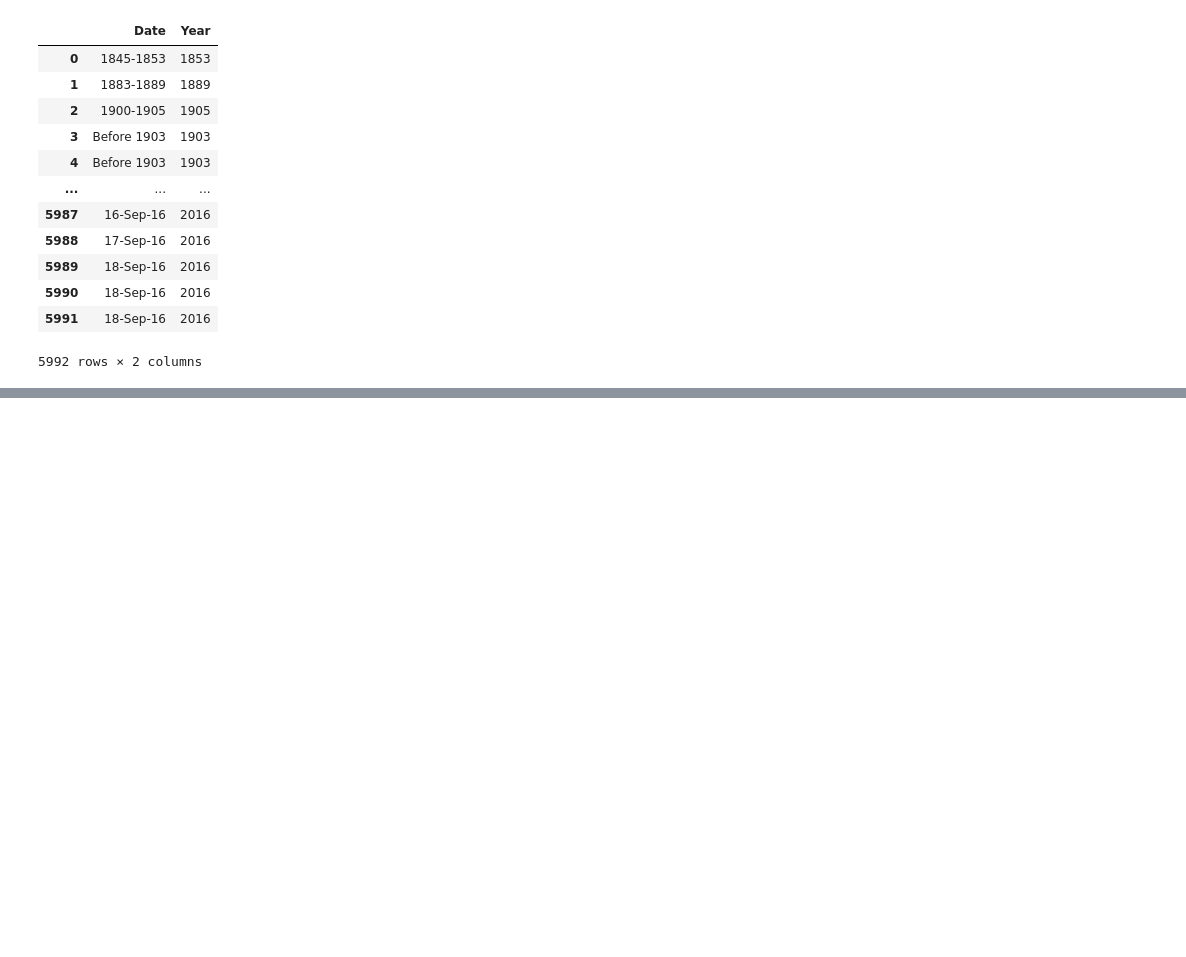
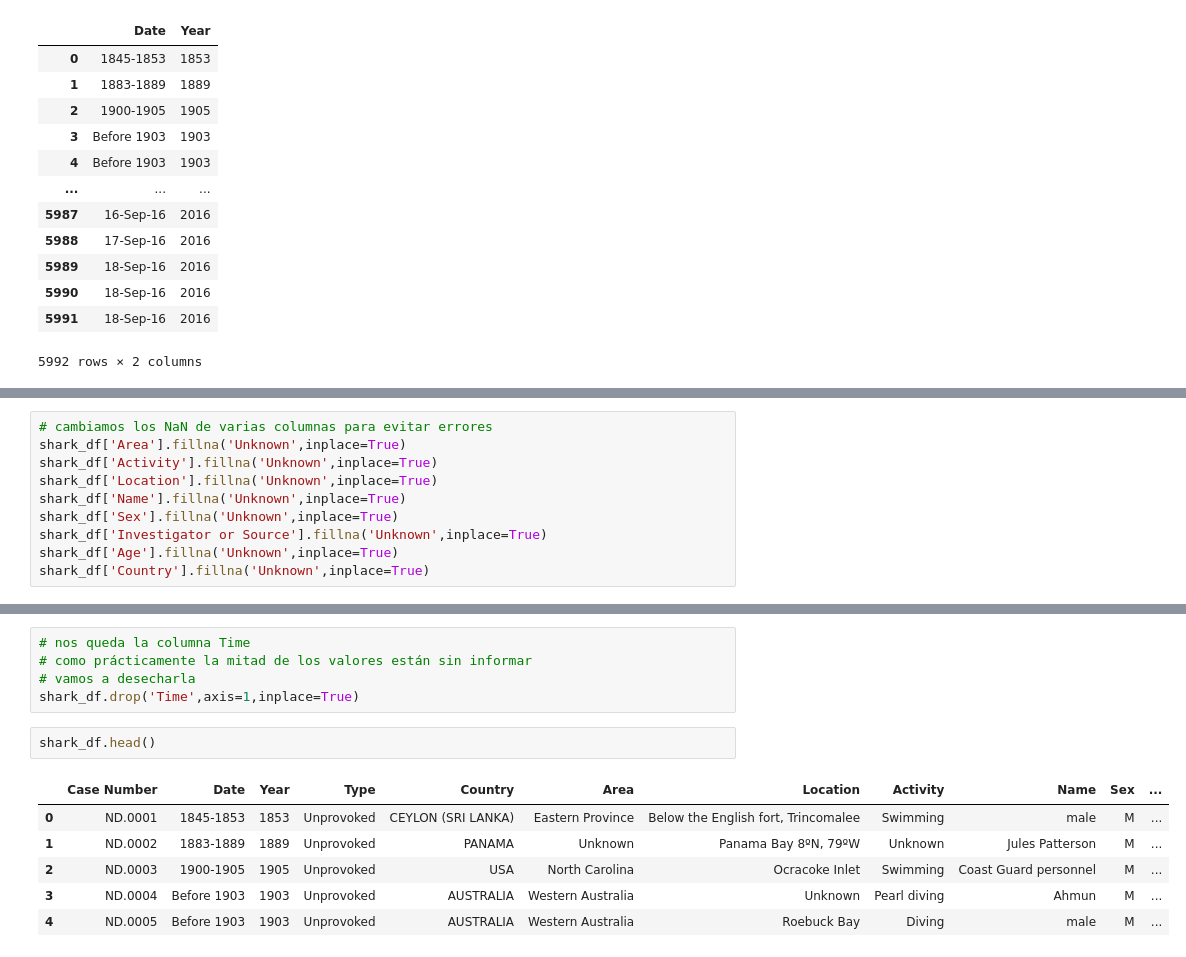
Before and after one commit to GerardDD/PR02-project-pandas, a Jupyter notebook: data/Project-02.ipynb, the cells around one changed output, grey strips where cells are left out. Cells and saved outputs as stored; diff of their text form; blank space fills up the shorter version.

```diff
--- a/data/Project-02.ipynb
+++ b/data/Project-02.ipynb
@@ -1133,0 +1181,10 @@ shark_df[['Date','Year']]
+# %%
+# cambiamos los NaN de varias columnas para evitar errores
+shark_df['Area'].fillna('Unknown',inplace=True)
+shark_df['Activity'].fillna('Unknown',inplace=True)
+shark_df['Location'].fillna('Unknown',inplace=True)
+shark_df['Name'].fillna('Unknown',inplace=True)
+shark_df['Sex'].fillna('Unknown',inplace=True)
+shark_df['Investigator or Source'].fillna('Unknown',inplace=True)
+shark_df['Age'].fillna('Unknown',inplace=True)
+shark_df['Country'].fillna('Unknown',inplace=True)
@@ -1133,0 +1211,14 @@ shark_df[['Date','Year']]
+# %%
+# nos queda la columna Time
+# como prácticamente la mitad de los valores están sin informar
+# vamos a desecharla
+shark_df.drop('Time',axis=1,inplace=True)
+# %%
+shark_df.head()
+# %% [output]
+|  | Case Number | Date | Year | Type | Country | Area | Location | Activity | Name | Sex | ... |
+| 0 | ND.0001 | 1845-1853 | 1853 | Unprovoked | CEYLON (SRI LANKA) | Eastern Province | Below the English fort, Trincomalee | Swimming | male | M | ... |
+| 1 | ND.0002 | 1883-1889 | 1889 | Unprovoked | PANAMA | Unknown | Panama Bay 8ºN, 79ºW | Unknown | Jules Patterson | M | ... |
+| 2 | ND.0003 | 1900-1905 | 1905 | Unprovoked | USA | North Carolina | Ocracoke Inlet | Swimming | Coast Guard personnel | M | ... |
+| 3 | ND.0004 | Before 1903 | 1903 | Unprovoked | AUSTRALIA | Western Australia | Unknown | Pearl diving | Ahmun | M | ... |
+| 4 | ND.0005 | Before 1903 | 1903 | Unprovoked | AUSTRALIA | Western Australia | Roebuck Bay | Diving | male | M | ... |
```
Also changed, not shown: parts of 7 cells of this notebook.
